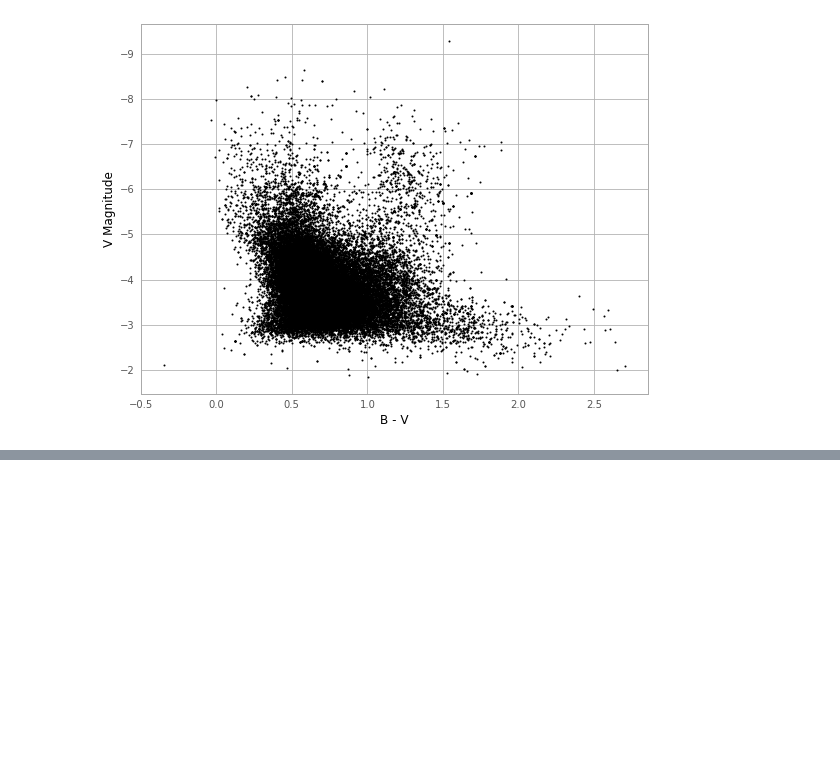
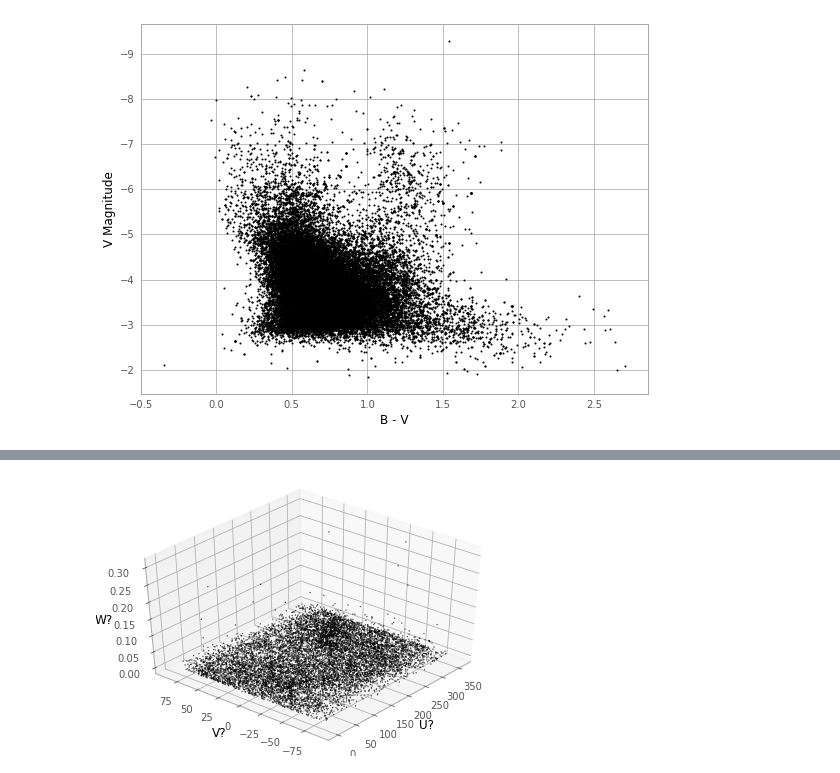
Before and after one commit to erumelhart/astr499research, a Jupyter notebook: main_part_3.ipynb, the cells around one changed output, grey strips where cells are left out. Saved outputs shown, nothing was run; the diff lists cells and outputs as text; code cells hidden in the pictures; blank space fills up the shorter version.

Commit message:
Updated data to gaiadr2, added preliminary plots and coordinate transformations

```diff
--- a/main_part_3.ipynb
+++ b/main_part_3.ipynb
@@ -235,0 +258,3 @@ plt.show()
+# %%
+gaiatable = QTable.read('async_20180707193105.vot', format='votable')
+print(gaiatable)
@@ -235,0 +279,40 @@ plt.show()
+# %%
+#establishing variables from column names
+ra_gaia = gaiatable['ra']
+dec_gaia = gaiatable['dec']
+plx = gaiatable['parallax']
+gmag = gaiatable['phot_g_mean_mag']
+pmra = gaiatable['pmra']
+pmdec = gaiatable['pmdec']
+bpmag = gaiatable['phot_bp_mean_mag']
+rpmag = gaiatable['phot_rp_mean_mag']
+radvel = gaiatable['radial_velocity']
+teff = gaiatable['teff_val']
+galong = gaiatable['l']
+galat = gaiatable['b']
+#pmra_cosde = pmra * np.cos(dec_gaia)
+
+plx = plx / 1000 #to arcseconds from mas
+# %%
+#trying to convert to galactocentric coordinates
+c_icrs = SkyCoord(ra=ra_gaia, dec=dec_gaia,
+                  distance=(plx))
+d_icrs = c_icrs.galactic
+# %%
+#plotting 3D galactocentric coordinates
+ucrd = c_icrs.ra
+vcrd = c_icrs.dec
+wcrd = c_icrs.distance
+fig = plt.figure()
+ax = fig.add_subplot(111,projection='3d')
+
+fig.tight_layout()
+
+ax.set_xlabel("U?")
+ax.set_ylabel("V?")
+ax.set_zlabel("W?")
+
+ax.scatter(ucrd, vcrd, wcrd, c = 'k', s=0.1, alpha=1);
+ax.view_init(azim = -140, elev = 40);
+# %% [output]
+[figure, added]
```
Also changed, not shown: parts of 4 cells of this notebook.
